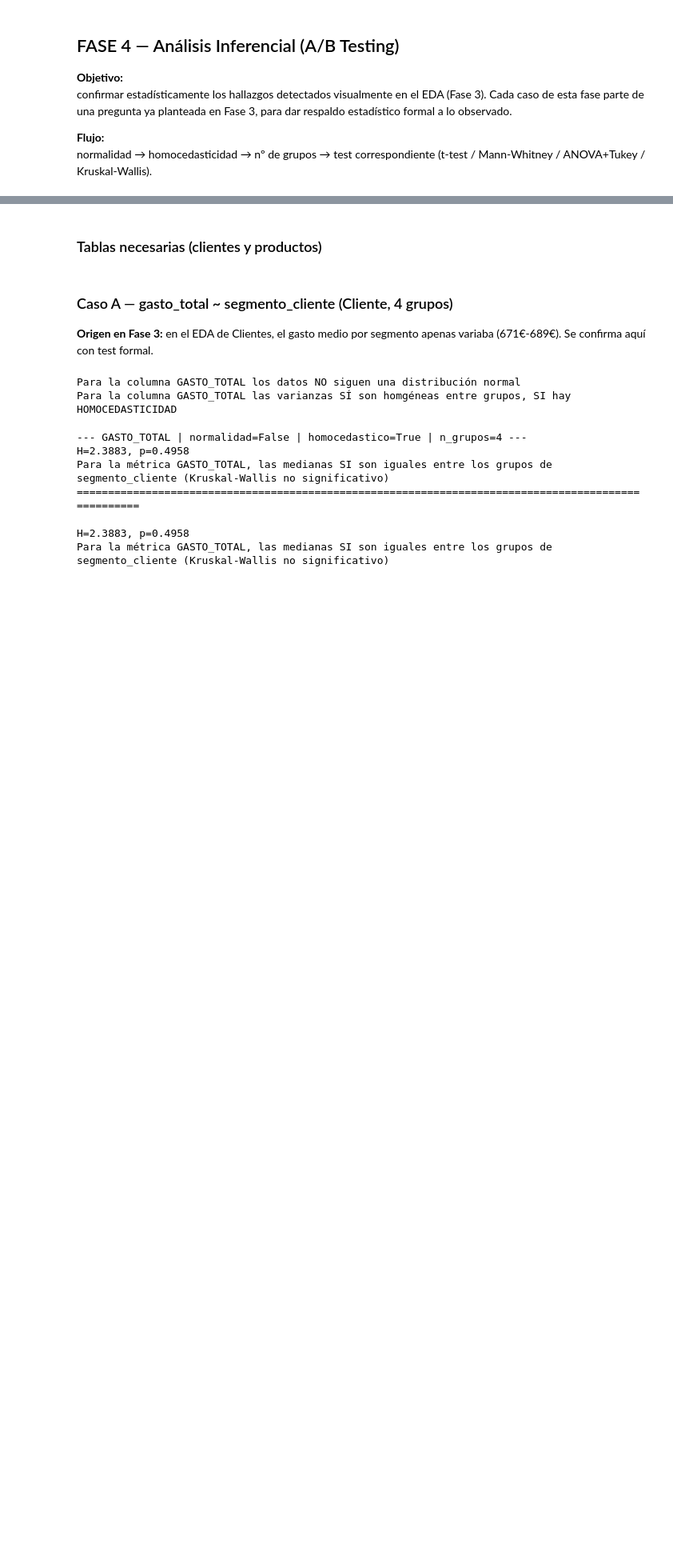
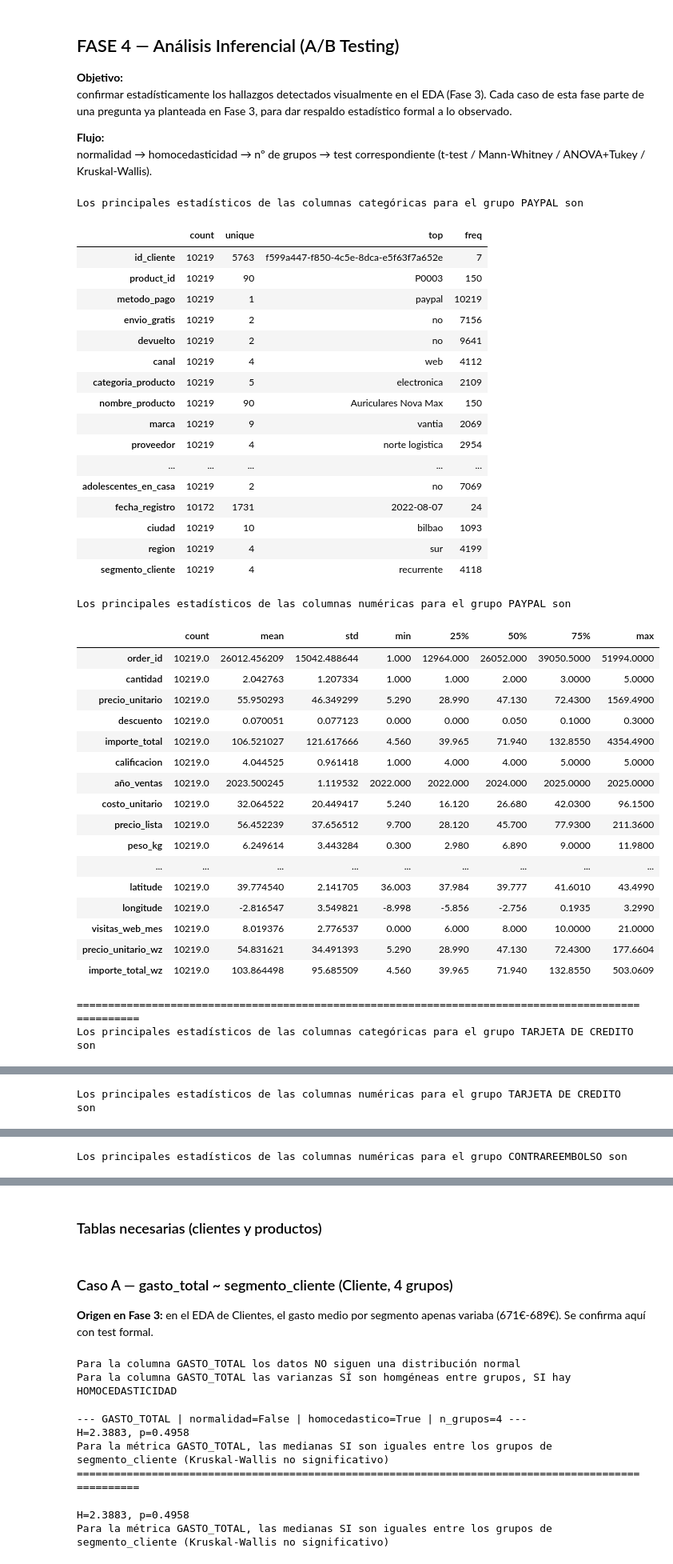
Before and after one commit to FM-Luque/4.DataProyect_Proyecto_Final, a Jupyter notebook: notebooks/04_abtest.ipynb, the cells around one changed output, grey strips where cells are left out. Shown at 80% size. Cells and saved outputs as stored; diff of their text form; code cells hidden in the pictures; blank space fills up the shorter version.

```diff
--- a/notebooks/04_abtest.ipynb
+++ b/notebooks/04_abtest.ipynb
@@ -17,3 +17,44 @@ import scipy.stats as stats
 
 df = pd.read_csv("../data/processed/02_datos_limpios.csv", parse_dates=['fecha_pedido'])
 df_pedidos = df
+# %%
+sa.exploracion_df_abtest(df_pedidos,'metodo_pago')
+# %% [output]
+Los principales estadísticos de las columnas categóricas para el grupo PAYPAL son
+|  | count | unique | top | freq |
+| id_cliente | 10219 | 5763 | f599a447-f850-4c5e-8dca-e5f63f7a652e | 7 |
+| product_id | 10219 | 90 | P0003 | 150 |
+| metodo_pago | 10219 | 1 | paypal | 10219 |
+| envio_gratis | 10219 | 2 | no | 7156 |
+| devuelto | 10219 | 2 | no | 9641 |
+| canal | 10219 | 4 | web | 4112 |
+| categoria_producto | 10219 | 5 | electronica | 2109 |
+| nombre_producto | 10219 | 90 | Auriculares Nova Max | 150 |
+| marca | 10219 | 9 | vantia | 2069 |
+| proveedor | 10219 | 4 | norte logistica | 2954 |
+| ... | ... | ... | ... | ... |
+| adolescentes_en_casa | 10219 | 2 | no | 7069 |
+| fecha_registro | 10172 | 1731 | 2022-08-07 | 24 |
+| ciudad | 10219 | 10 | bilbao | 1093 |
+| region | 10219 | 4 | sur | 4199 |
+| segmento_cliente | 10219 | 4 | recurrente | 4118 |
+Los principales estadísticos de las columnas numéricas para el grupo PAYPAL son
+|  | count | mean | std | min | 25% | 50% | 75% | max |
+| order_id | 10219.0 | 26012.456209 | 15042.488644 | 1.000 | 12964.000 | 26052.000 | 39050.5000 | 51994.0000 |
+| cantidad | 10219.0 | 2.042763 | 1.207334 | 1.000 | 1.000 | 2.000 | 3.0000 | 5.0000 |
+| precio_unitario | 10219.0 | 55.950293 | 46.349299 | 5.290 | 28.990 | 47.130 | 72.4300 | 1569.4900 |
+| descuento | 10219.0 | 0.070051 | 0.077123 | 0.000 | 0.000 | 0.050 | 0.1000 | 0.3000 |
+| importe_total | 10219.0 | 106.521027 | 121.617666 | 4.560 | 39.965 | 71.940 | 132.8550 | 4354.4900 |
+| calificacion | 10219.0 | 4.044525 | 0.961418 | 1.000 | 4.000 | 4.000 | 5.0000 | 5.0000 |
+| año_ventas | 10219.0 | 2023.500245 | 1.119532 | 2022.000 | 2022.000 | 2024.000 | 2025.0000 | 2025.0000 |
+| costo_unitario | 10219.0 | 32.064522 | 20.449417 | 5.240 | 16.120 | 26.680 | 42.0300 | 96.1500 |
+| precio_lista | 10219.0 | 56.452239 | 37.656512 | 9.700 | 28.120 | 45.700 | 77.9300 | 211.3600 |
+| peso_kg | 10219.0 | 6.249614 | 3.443284 | 0.300 | 2.980 | 6.890 | 9.0000 | 11.9800 |
+| ... | ... | ... | ... | ... | ... | ... | ... | ... |
+| latitude | 10219.0 | 39.774540 | 2.141705 | 36.003 | 37.984 | 39.777 | 41.6010 | 43.4990 |
+| longitude | 10219.0 | -2.816547 | 3.549821 | -8.998 | -5.856 | -2.756 | 0.1935 | 3.2990 |
+| visitas_web_mes | 10219.0 | 8.019376 | 2.776537 | 0.000 | 6.000 | 8.000 | 10.0000 | 21.0000 |
+| precio_unitario_wz | 10219.0 | 54.831621 | 34.491393 | 5.290 | 28.990 | 47.130 | 72.4300 | 177.6604 |
+| importe_total_wz | 10219.0 | 103.864498 | 95.685509 | 4.560 | 39.965 | 71.940 | 132.8550 | 503.0609 |
+====================================================================================================
+Los principales estadísticos de las columnas categóricas para el grupo TARJETA DE CREDITO son
@@ -19,0 +78 @@ df_pedidos = df
+Los principales estadísticos de las columnas numéricas para el grupo TARJETA DE CREDITO son
@@ -19,0 +115 @@ df_pedidos = df
+Los principales estadísticos de las columnas numéricas para el grupo CONTRAREEMBOLSO son
```
Also changed, not shown: parts of 2 cells of this notebook, 2 other files.
